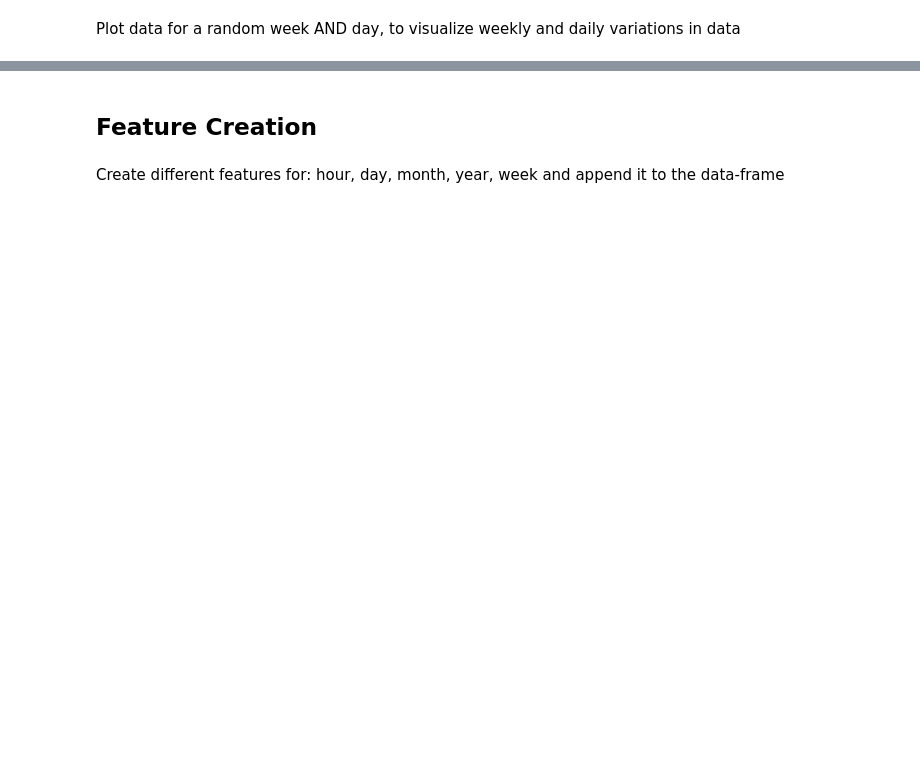
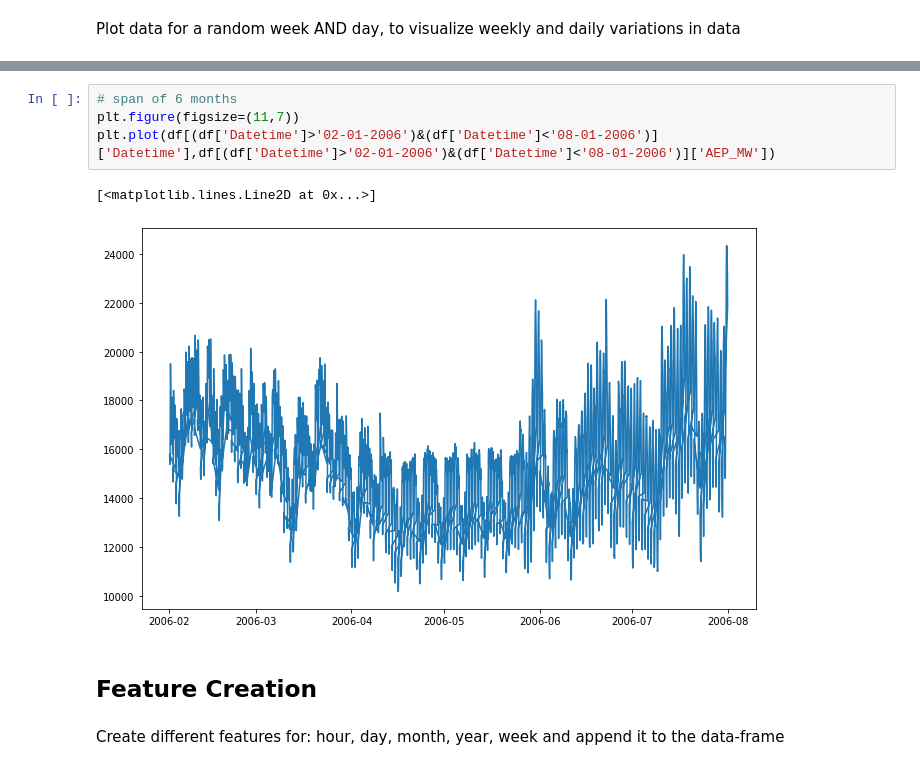
Before and after one commit to yashyaks/ML-playground, a Jupyter notebook: Task_6/Boosting.ipynb, the cells around one changed output, grey strips where cells are left out. Cells and saved outputs as stored; diff of their text form; blank space fills up the shorter version.

```diff
--- a/Task_6/Boosting.ipynb
+++ b/Task_6/Boosting.ipynb
@@ -76,3 +76,10 @@ Plot data for a random week AND day, to visualize weekly and daily variations in
+# %%
+# span of 6 months
+plt.figure(figsize=(11,7))
+plt.plot(df[(df['Datetime']>'02-01-2006')&(df['Datetime']<'08-01-2006')]['Datetime'],df[(df['Datetime']>'02-01-2006')&(df['Datetime']<'08-01-2006')]['AEP_MW'])
+# %% [output]
+[<matplotlib.lines.Line2D at 0x...>]
+[figure, added]
 # %% [markdown]
 ## Feature Creation
 # %% [markdown]
```
Also changed, not shown: parts of 21 cells of this notebook.
